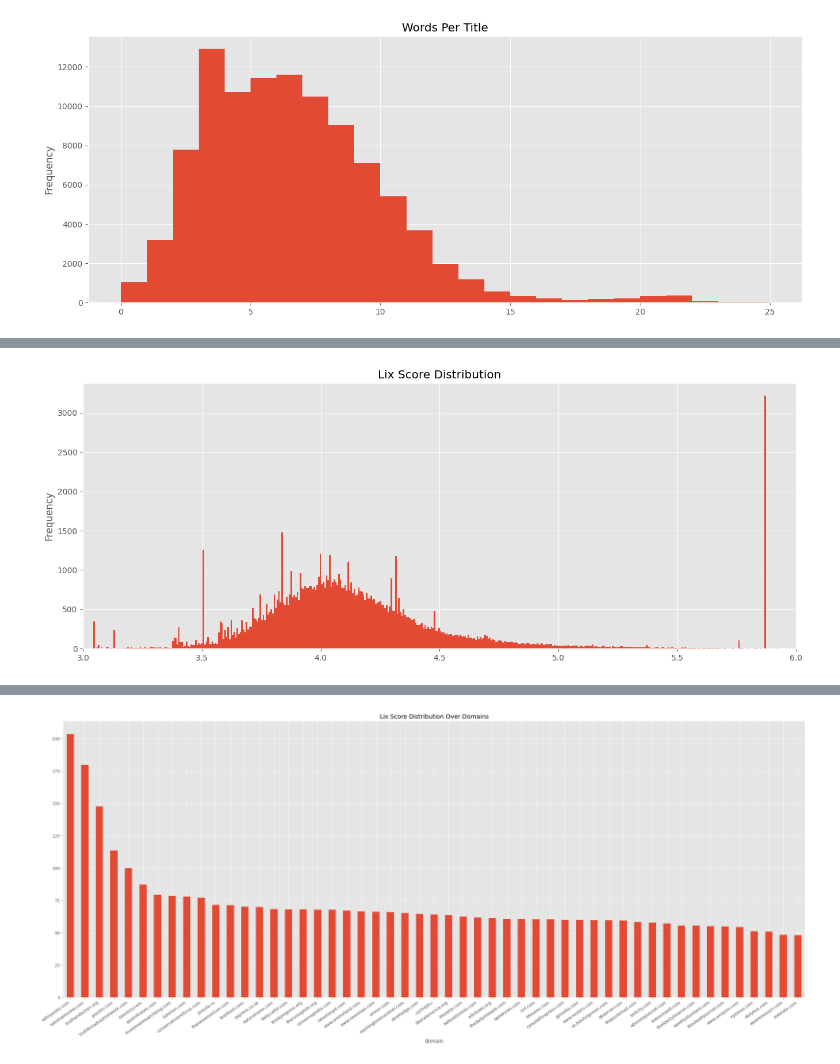
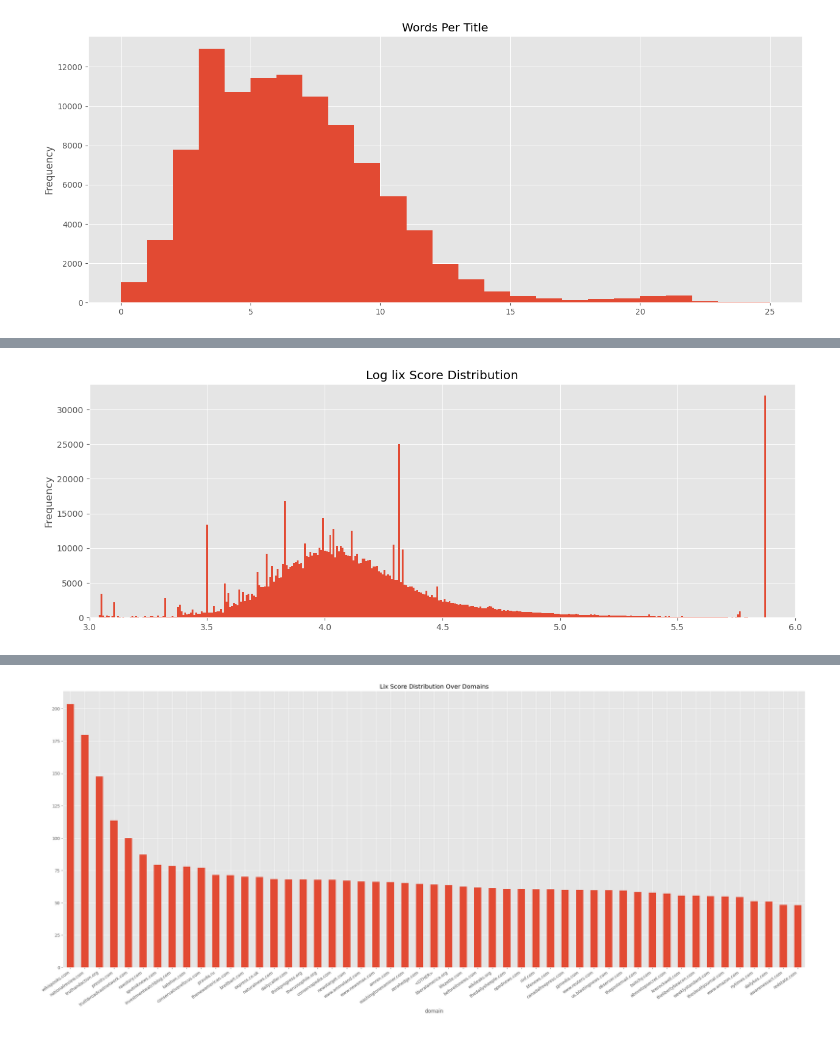
Before and after one commit to karlaugustnybo/Fake-News-Project, a Jupyter notebook: news/news_part_1.ipynb, the cells around one changed output, grey strips where cells are left out. Cells and saved outputs as stored; diff of their text form; code cells hidden in the pictures.

Commit message:
Lix score using polars

```diff
--- a/news/news_part_1.ipynb
+++ b/news/news_part_1.ipynb
@@ -397,8 +381,28 @@ Name: content, Length: 100000, dtype: float64
+# %%
+def df_lix(path):
+    return (
+        pl.scan_csv(path)
+        .select(pl.col('content'))
+        .with_columns(
+            pl.col('content')
+            .map_elements(lix_score)
+            .alias('lix')
+        )
+        .with_columns(
+            pl.col('lix')
+            .map_elements(np.log1p)
+            .alias('loglix')
+        )
+        .collect()
+    )
 # %%
 # plot lix-scores
-df_raw.content.apply(lambda x : np.log1p(lix_score(x))).plot(kind='hist', figsize=(16,6), bins=1000)
-plt.title('Lix Score Distribution')
+df_raw = df_lix('data/995,000_rows.csv')
+df_raw.to_pandas().loglix.plot(kind='hist', figsize=(15,5), bins=1000)
+clear_output()
+plt.title('Log lix Score Distribution')
 plt.xlim(3,6) # lix scores from 19 to 400, rest is mostly unseen
+plt.savefig('data/loglix_distribtion.png')
 plt.show()
 # %% [output]
-[figure, old version]
+[figure, new version]
```
Also changed, not shown: parts of 5 cells of this notebook, 1 other file.
